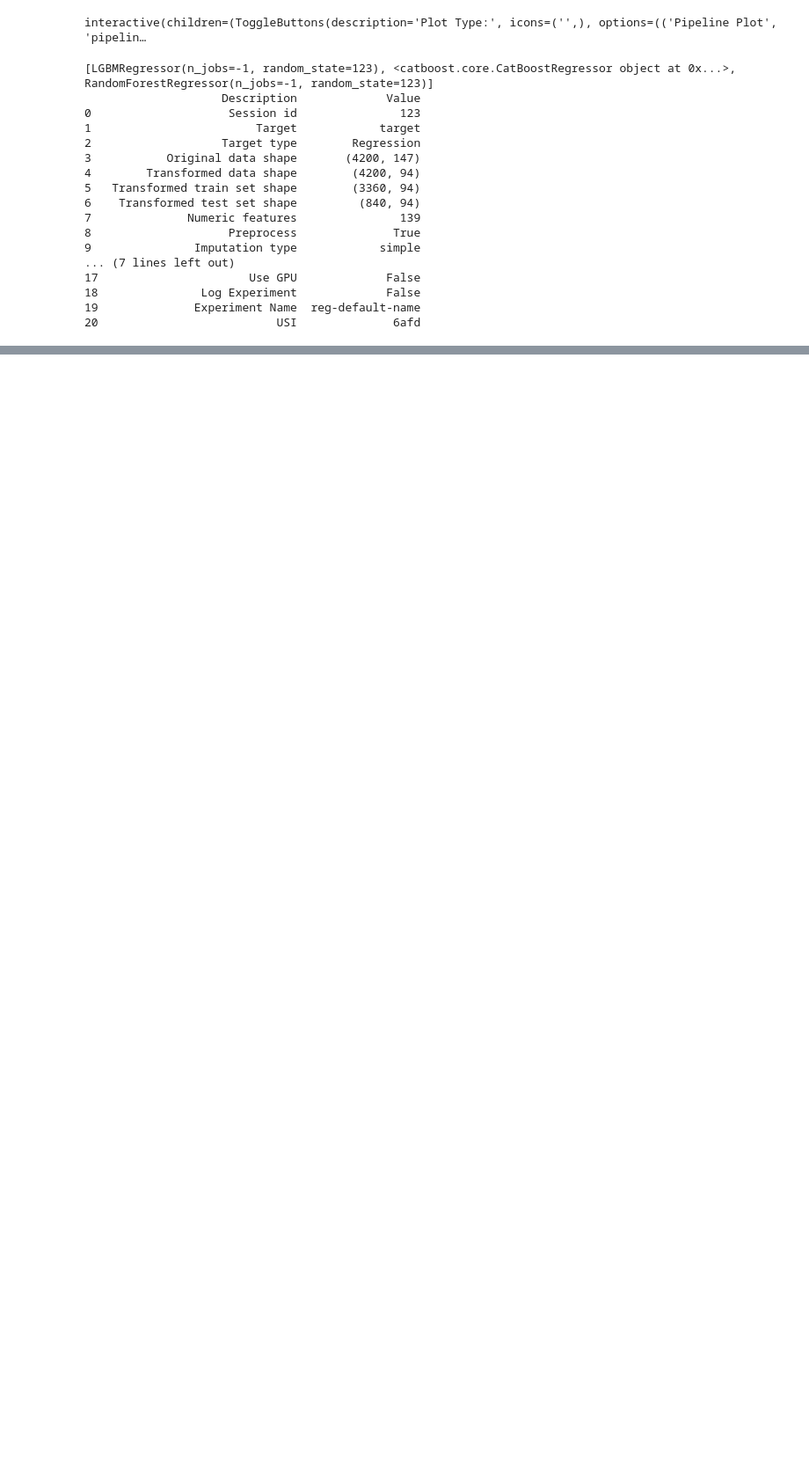
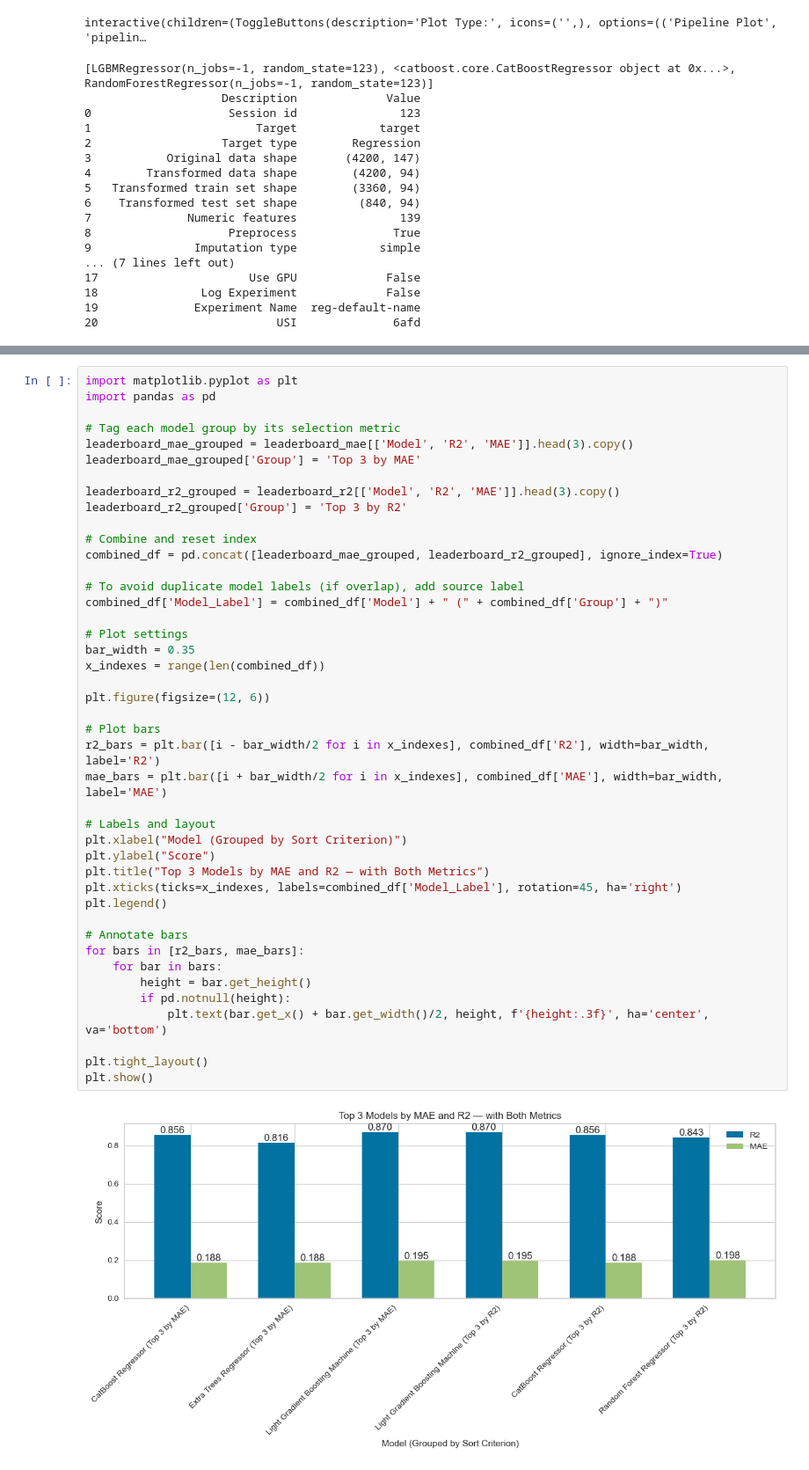
Before and after one commit to submerged-in-matrix/materials-ml-projects-, a Jupyter notebook: Projects/P_2_Formation_Energy_Prediction/notebook/P_2_Formation_Energy.ipynb, the cells around one changed output, grey strips where cells are left out. Shown at 88% size. Drawn from its saved outputs; the diff is of its cells as text; blank space fills up the shorter version.

```diff
--- a/Projects/P_2_Formation_Energy_Prediction/notebook/P_2_Formation_Energy.ipynb
+++ b/Projects/P_2_Formation_Energy_Prediction/notebook/P_2_Formation_Energy.ipynb
@@ -524,0 +545,45 @@ interactive(children=(ToggleButtons(description='Plot Type:', icons=('',), optio
+# %%
+import matplotlib.pyplot as plt
+import pandas as pd
+
+# Tag each model group by its selection metric
+leaderboard_mae_grouped = leaderboard_mae[['Model', 'R2', 'MAE']].head(3).copy()
+leaderboard_mae_grouped['Group'] = 'Top 3 by MAE'
+
+leaderboard_r2_grouped = leaderboard_r2[['Model', 'R2', 'MAE']].head(3).copy()
+leaderboard_r2_grouped['Group'] = 'Top 3 by R2'
+
+# Combine and reset index
+combined_df = pd.concat([leaderboard_mae_grouped, leaderboard_r2_grouped], ignore_index=True)
+
+# To avoid duplicate model labels (if overlap), add source label
+combined_df['Model_Label'] = combined_df['Model'] + " (" + combined_df['Group'] + ")"
+
+# Plot settings
+bar_width = 0.35
+x_indexes = range(len(combined_df))
+
+plt.figure(figsize=(12, 6))
+
+# Plot bars
+r2_bars = plt.bar([i - bar_width/2 for i in x_indexes], combined_df['R2'], width=bar_width, label='R2')
+mae_bars = plt.bar([i + bar_width/2 for i in x_indexes], combined_df['MAE'], width=bar_width, label='MAE')
+
+# Labels and layout
+plt.xlabel("Model (Grouped by Sort Criterion)")
+plt.ylabel("Score")
+plt.title("Top 3 Models by MAE and R2 — with Both Metrics")
+plt.xticks(ticks=x_indexes, labels=combined_df['Model_Label'], rotation=45, ha='right')
+plt.legend()
+
+# Annotate bars
+for bars in [r2_bars, mae_bars]:
+    for bar in bars:
+        height = bar.get_height()
+        if pd.notnull(height):
+            plt.text(bar.get_x() + bar.get_width()/2, height, f'{height:.3f}', ha='center', va='bottom')
+
+plt.tight_layout()
+plt.show()
+# %% [output]
+[figure, added]
```
Also changed, not shown: parts of 4 cells of this notebook, 8 other files.
